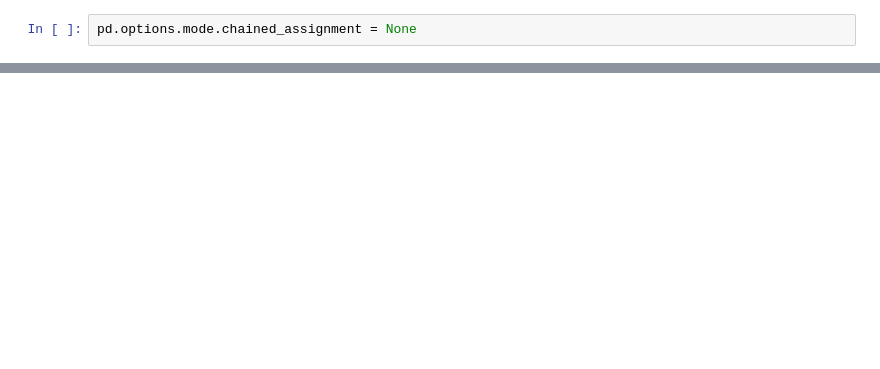
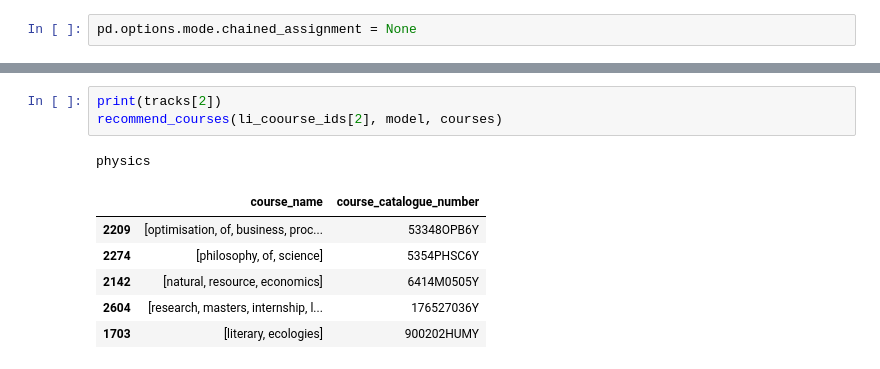
Before and after one commit to adriannazaranska/text_mining_project, a Jupyter notebook: Project_TM.ipynb, the cells around one changed output, grey strips where cells are left out. Drawn from its saved outputs; the diff is of its cells as text; blank space fills up the shorter version.

```diff
--- a/Project_TM.ipynb
+++ b/Project_TM.ipynb
@@ -94,0 +211,11 @@ recommend_courses('900264SCIY')
+# %%
+print(tracks[2])
+recommend_courses(li_coourse_ids[2], model, courses)
+# %% [output]
+physics
+|  | course_name | course_catalogue_number |
+| 2209 | [optimisation, of, business, proc... | 53348OPB6Y |
+| 2274 | [philosophy, of, science] | 5354PHSC6Y |
+| 2142 | [natural, resource, economics] | 6414M0505Y |
+| 2604 | [research, masters, internship, l... | 176527036Y |
+| 1703 | [literary, ecologies] | 900202HUMY |
```
Also changed, not shown: parts of 49 cells of this notebook.
